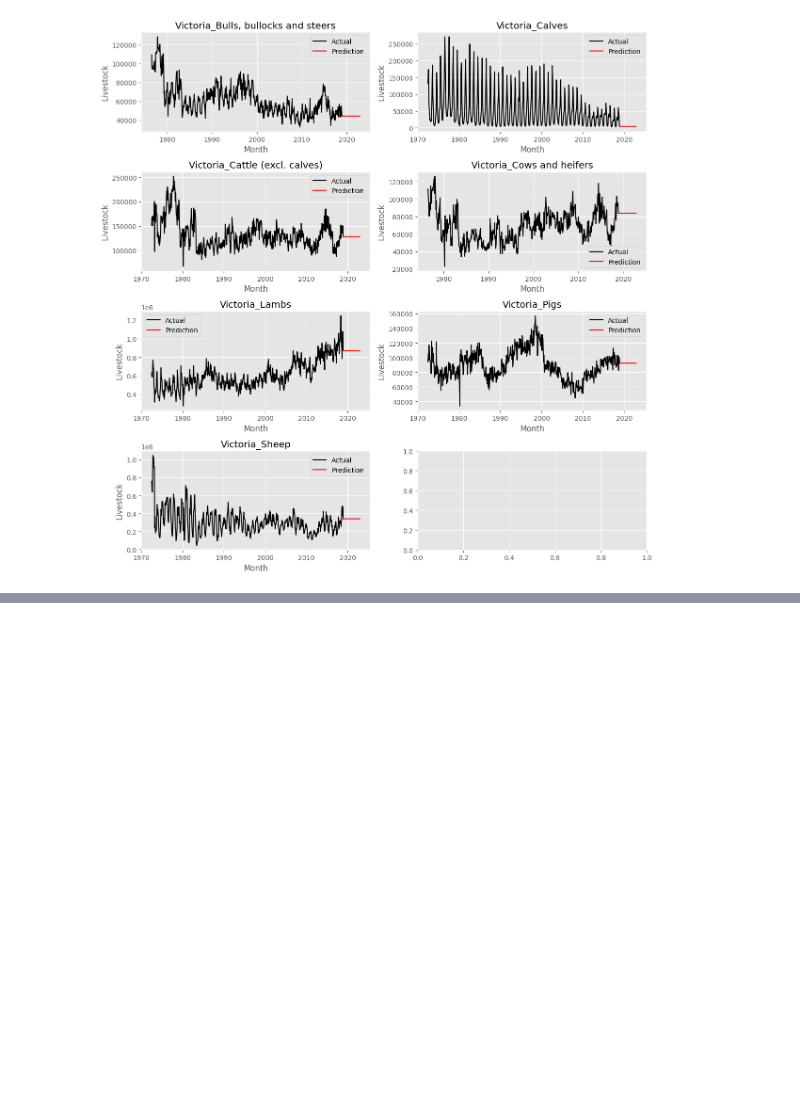
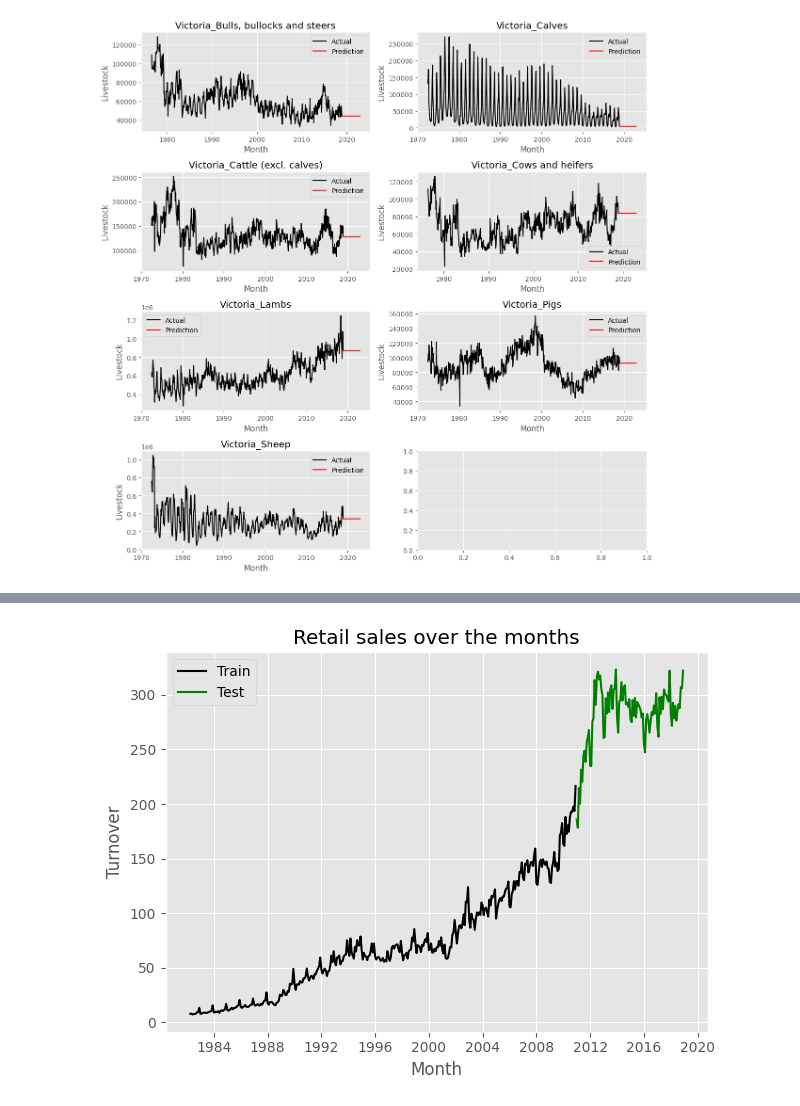
Before and after one commit to shivkatira/fpppy-exercise-solution, a Jupyter notebook: ch5.ipynb, the cells around one changed output, grey strips where cells are left out. Cells and saved outputs as stored; diff of their text form; code cells hidden in the pictures; blank space fills up the shorter version.

```diff
--- a/ch5.ipynb
+++ b/ch5.ipynb
@@ -640,0 +741,4 @@ plt.show()
+# %%
+aus_retail = pd.read_csv("fpppy_data/data/aus_retail.csv")
+aus_retail["Month"] = pd.to_datetime(aus_retail["Month"])
+aus_retail.head()
@@ -640,0 +752,25 @@ plt.show()
+# %%
+np.random.seed(12345678)
+random_series_id = np.random.choice(aus_retail["Series ID"].unique(), 1)[0]
+myseries = aus_retail.query("`Series ID` == @random_series_id")
+# %%
+data = myseries.rename({"Month": "ds"}, axis=1)
+# %%
+train = data.query("ds.dt.year < 2011")
+test = data.query("ds.dt.year >= 2011")
+# %%
+fig = plt.figure()
+ax = fig.gca()
+
+ax.plot(train["ds"], train["Turnover"], c="k", label="Train")
+ax.plot(test["ds"], test["Turnover"], c="g", label="Test")
+
+ax.set_xlabel("Month")
+ax.set_ylabel("Turnover")
+ax.set_title("Retail sales over the months")
+ax.legend()
+
+plt.tight_layout()
+plt.show()
+# %% [output]
+[figure, added]
```
Also changed, not shown: parts of 105 cells of this notebook.
